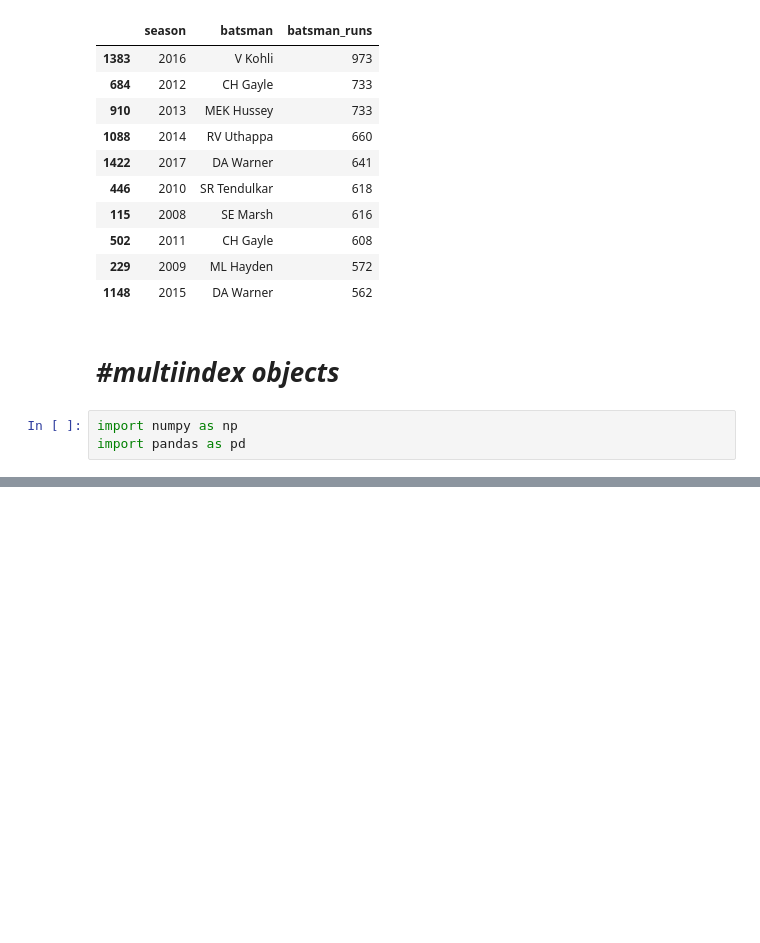
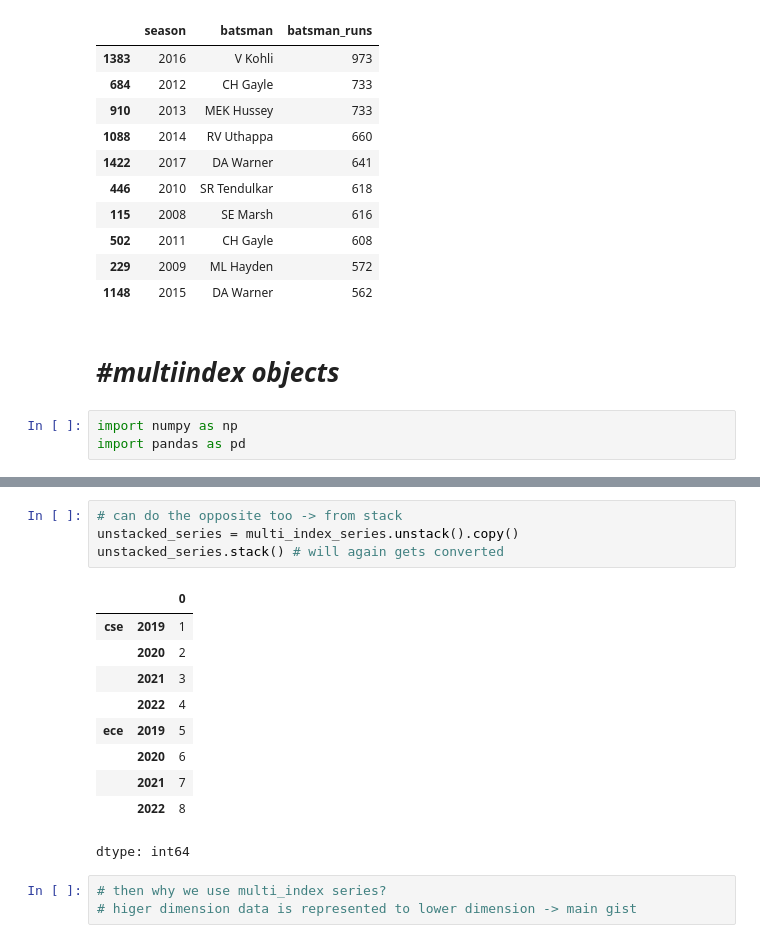
Before and after one commit to Kunalwagh107/n-python-numpy-pandas, a Jupyter notebook: pandas.ipynb, the cells around one changed output, grey strips where cells are left out. Drawn from its saved outputs; the diff is of its cells as text; blank space fills up the shorter version.

```diff
--- a/pandas.ipynb
+++ b/pandas.ipynb
@@ -3073,0 +3150,18 @@ import pandas as pd
+# %%
+# can do the opposite too -> from stack
+unstacked_series = multi_index_series.unstack().copy()
+unstacked_series.stack() # will again gets converted
+# %% [output]
+|  |  | 0 |
+| cse | 2019 | 1 |
+|  | 2020 | 2 |
+|  | 2021 | 3 |
+|  | 2022 | 4 |
+| ece | 2019 | 5 |
+|  | 2020 | 6 |
+|  | 2021 | 7 |
+|  | 2022 | 8 |
+dtype: int64
+# %%
+# then why we use multi_index series?
+# higer dimension data is represented to lower dimension -> main gist
```
Also changed, not shown: parts of 9 cells of this notebook.
